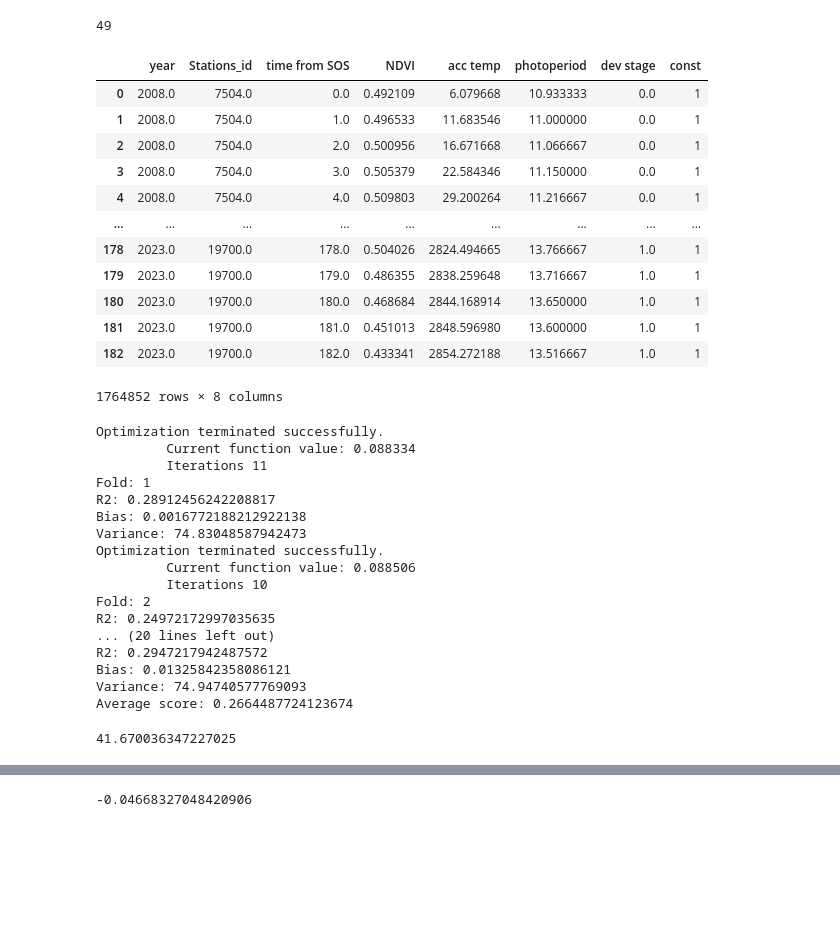
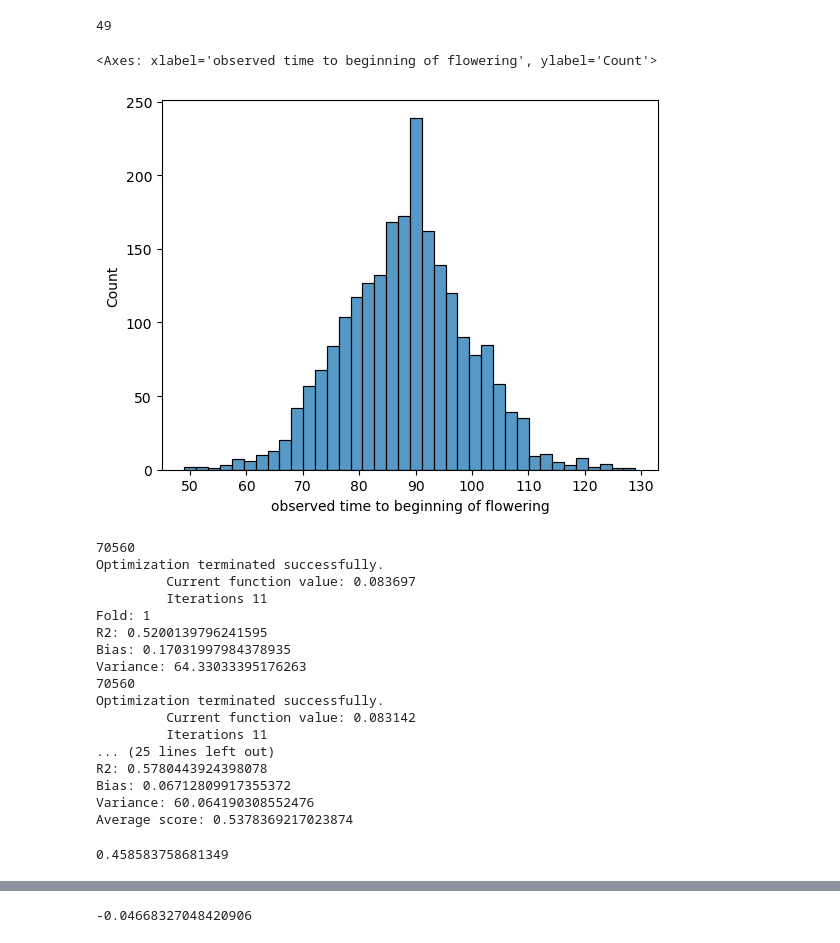
Before and after one commit to MartinP556/ML_algorithms, a Jupyter notebook: HMM.ipynb, the cells around one changed output, grey strips where cells are left out. Cells and saved outputs as stored; diff of their text form; code cells hidden in the pictures; blank space fills up the shorter version.

```diff
--- a/HMM.ipynb
+++ b/HMM.ipynb
@@ -141,7 +142,7 @@ ds_inputs_SSA['observed time to beginning of flowering'].min()
 # %% [output]
 49
 # %%
-ds_inputs_DE = pd.read_csv('C:\\Users\\wlwc1989\\Documents\\Phenology_Test_Notebooks\\phenology_dwd\\results_for_comparing\\saved_ML_datasets\\DE_ML_no_mask.csv')
-ds_inputs_DE.loc[:, [f't2m at day {n}' for n in range(200)]] = modelling_fctns.Wang_Engel_Temp_response(ds_inputs_DE.loc[:, [f't2m at day {n}' for n in range(200)]], 7, 28, 42)
-ds_inputs_DE = make_cumulative(ds_inputs_DE, driver_variable = 't2m', numdays = 200, T_base = 0)
+ds_inputs_DE = pd.read_csv('C:\\Users\\wlwc1989\\Documents\\Phenology_Test_Notebooks\\phenology_dwd\\results_for_comparing\\saved_ML_datasets\\DE_ML_with_mask_PD_SOS.csv')
+#ds_inputs_DE.loc[:, [f'temperature at day {n}' for n in range(200)]] = modelling_fctns.Wang_Engel_Temp_response(ds_inputs_DE.loc[:, [f'temperature at day {n}' for n in range(200)]], 7, 28, 42)
+ds_inputs_DE = make_cumulative(ds_inputs_DE, driver_variable = 'temperature', numdays = 200, T_base = 0)
 # %%
@@ -157,5 +156,10 @@ ds_panel_SSA = convert_data_to_panel(ds_inputs_SSA, temp_variable = 'temperature
 ds_panel_DE.loc[:, 'const'] = 1
 ds_panel_SSA.loc[:, 'const'] = 1
+# %%
+ds_inputs_DE['observed time to beginning of flowering']
+# %% [output]
+<Axes: xlabel='observed time to beginning of flowering', ylabel='Count'>
+[figure, added]
 # %%
 ds_inputs_DE_mask = pd.read_csv('C:\\Users\\wlwc1989\\Documents\\Phenology_Test_Notebooks\\phenology_dwd\\results_for_comparing\\saved_ML_datasets\\DE_ML_with_mask.csv')
 ds_inputs_DE_mask.loc[:, [f't2m at day {n}' for n in range(200)]] = modelling_fctns.Wang_Engel_Temp_response(ds_inputs_DE_mask.loc[:, [f't2m at day {n}' for n in range(200)]], 7, 28, 42)
@@ -164,46 +168,30 @@ ds_inputs_DE_mask = make_cumulative(ds_inputs_DE_mask, driver_variable = 't2m',
 ds_panel_DE_mask = convert_data_to_panel(ds_inputs_DE_mask)
 
 ds_panel_DE_mask.loc[:, 'const'] = 1
-# %%
-ds_panel_DE
-# %% [output]
-|  | year | Stations_id | time from SOS | NDVI | acc temp | photoperiod | dev stage | const |
-| 0 | 2008.0 | 7504.0 | 0.0 | 0.492109 | 6.079668 | 10.933333 | 0.0 | 1 |
-| 1 | 2008.0 | 7504.0 | 1.0 | 0.496533 | 11.683546 | 11.000000 | 0.0 | 1 |
-| 2 | 2008.0 | 7504.0 | 2.0 | 0.500956 | 16.671668 | 11.066667 | 0.0 | 1 |
-| 3 | 2008.0 | 7504.0 | 3.0 | 0.505379 | 22.584346 | 11.150000 | 0.0 | 1 |
-| 4 | 2008.0 | 7504.0 | 4.0 | 0.509803 | 29.200264 | 11.216667 | 0.0 | 1 |
-| ... | ... | ... | ... | ... | ... | ... | ... | ... |
-| 178 | 2023.0 | 19700.0 | 178.0 | 0.504026 | 2824.494665 | 13.766667 | 1.0 | 1 |
-| 179 | 2023.0 | 19700.0 | 179.0 | 0.486355 | 2838.259648 | 13.716667 | 1.0 | 1 |
-| 180 | 2023.0 | 19700.0 | 180.0 | 0.468684 | 2844.168914 | 13.650000 | 1.0 | 1 |
-| 181 | 2023.0 | 19700.0 | 181.0 | 0.451013 | 2848.596980 | 13.600000 | 1.0 | 1 |
-| 182 | 2023.0 | 19700.0 | 182.0 | 0.433341 | 2854.272188 | 13.516667 | 1.0 | 1 |
-1764852 rows × 8 columns
 # %%
-R2s, Biases, Variances = KFold_crossval(ds_panel_DE, 5, predictors = ['NDVI', 'acc temp', 'photoperiod', 'const'])#.loc[(ds_panel_DE['year'] > 2000)*(ds_panel_DE['year'] < 2005)]
+R2s, Biases, Variances = KFold_crossval(ds_panel_DE, 5, predictors = ['NDVI', 'acc temp', 'photoperiod', 'time from SOS', 'const'])#.loc[(ds_panel_DE['year'] > 2000)*(ds_panel_DE['year'] < 2005)]'NDVI', 'acc temp', 'photoperiod', 'const'
 # %% [output]
+70560
 Optimization terminated successfully.
-         Current function value: 0.088334
+         Current function value: 0.083697
          Iterations 11
 Fold: 1
-R2: 0.28912456242208817
-Bias: 0.0016772188212922138
-Variance: 74.83048587942473
+R2: 0.5200139796241595
+Bias: 0.17031997984378935
+Variance: 64.33033395176263
+70560
 Optimization terminated successfully.
-         Current function value: 0.088506
-         Iterations 10
-Fold: 2
-R2: 0.24972172997035635
-... (20 lines left out)
-R2: 0.2947217942487572
-Bias: 0.01325842358086121
-Variance: 74.94740577769093
-Average score: 0.2664487724123674
+         Current function value: 0.083142
+         Iterations 11
+... (25 lines left out)
+R2: 0.5780443924398078
+Bias: 0.06712809917355372
+Variance: 60.064190308552476
+Average score: 0.5378369217023874
 # %%
-np.mean(Variances)
+np.mean(Biases)
 # %% [output]
-41.670036347227025
+0.458583758681349
 # %%
 R2s_nosat, Biases_nosat, Variances_nosat = KFold_crossval(ds_panel_SSA, 5, predictors = ['NDVI', 'photoperiod', 'acc temp', 'const'])
 # %% [output]
```
Also changed, not shown: parts of 15 cells of this notebook, 4 other files.
